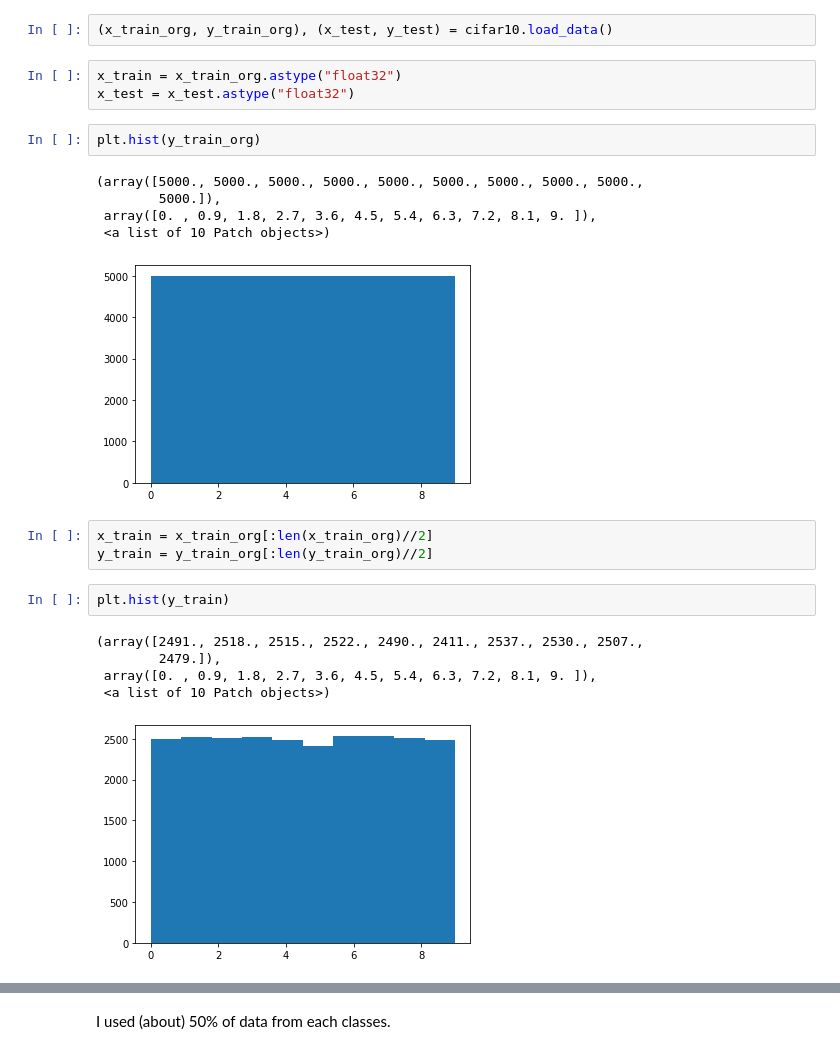
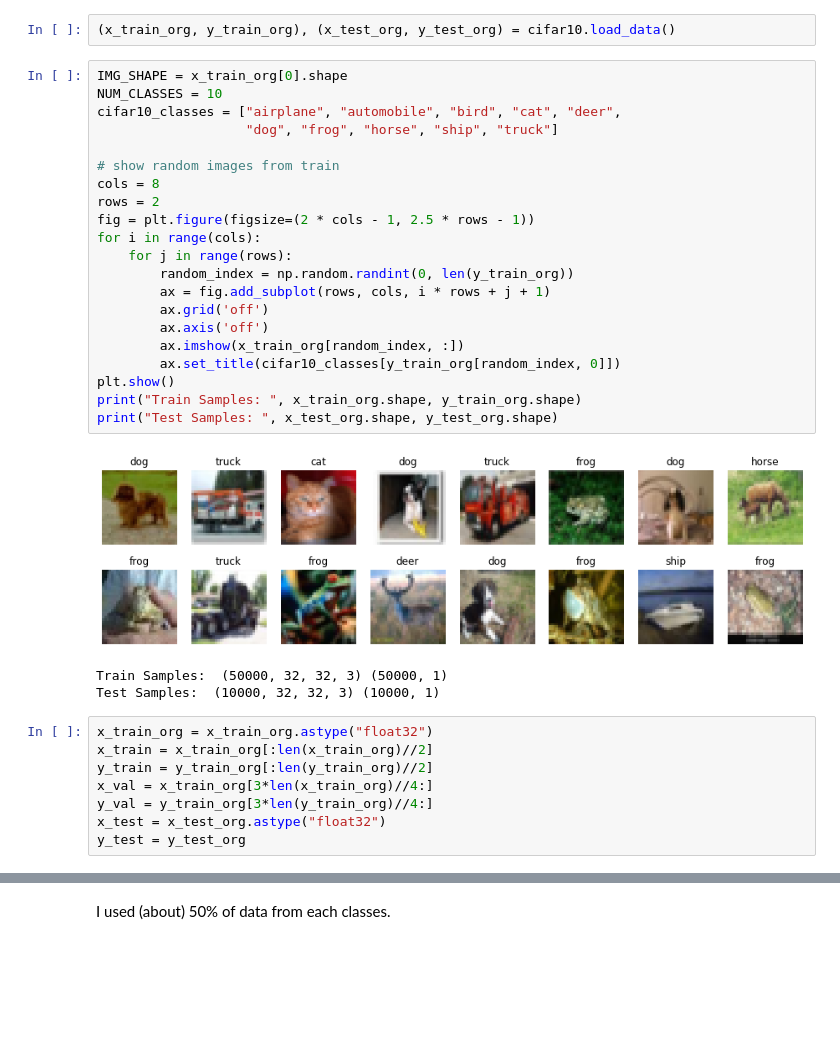
Before and after one commit to KeitaW/Ridge-i_Assignment, a Jupyter notebook: notebooks/1.0-kw-draft.ipynb, the cells around one changed output, grey strips where cells are left out. Cells and saved outputs as stored; diff of their text form; blank space fills up the shorter version.

```diff
--- a/notebooks/1.0-kw-draft.ipynb
+++ b/notebooks/1.0-kw-draft.ipynb
@@ -8,24 +14,35 @@ from tensorflow.keras.datasets import cifar10
 # %%
-(x_train_org, y_train_org), (x_test, y_test) = cifar10.load_data()
+(x_train_org, y_train_org), (x_test_org, y_test_org) = cifar10.load_data()
-# %%
-x_train = x_train_org.astype("float32")
-x_test = x_test.astype("float32")
-# %%
-plt.hist(y_train_org)
-# %% [output]
-(array([5000., 5000., 5000., 5000., 5000., 5000., 5000., 5000., 5000.,
-        5000.]),
- array([0. , 0.9, 1.8, 2.7, 3.6, 4.5, 5.4, 6.3, 7.2, 8.1, 9. ]),
- <a list of 10 Patch objects>)
-[figure, removed]
-# %%
-x_train = x_train_org[:len(x_train_org)//2]
-y_train = y_train_org[:len(y_train_org)//2]
-# %%
-plt.hist(y_train)
-# %% [output]
-(array([2491., 2518., 2515., 2522., 2490., 2411., 2537., 2530., 2507.,
-        2479.]),
- array([0. , 0.9, 1.8, 2.7, 3.6, 4.5, 5.4, 6.3, 7.2, 8.1, 9. ]),
- <a list of 10 Patch objects>)
-[figure, removed]
+# %%
+IMG_SHAPE = x_train_org[0].shape
+NUM_CLASSES = 10
+cifar10_classes = ["airplane", "automobile", "bird", "cat", "deer",
+                   "dog", "frog", "horse", "ship", "truck"]
+
+# show random images from train
+cols = 8
+rows = 2
+fig = plt.figure(figsize=(2 * cols - 1, 2.5 * rows - 1))
+for i in range(cols):
+    for j in range(rows):
+        random_index = np.random.randint(0, len(y_train_org))
+        ax = fig.add_subplot(rows, cols, i * rows + j + 1)
+        ax.grid('off')
+        ax.axis('off')
+        ax.imshow(x_train_org[random_index, :])
+        ax.set_title(cifar10_classes[y_train_org[random_index, 0]])
+plt.show()
+print("Train Samples: ", x_train_org.shape, y_train_org.shape)
+print("Test Samples: ", x_test_org.shape, y_test_org.shape)
+# %% [output]
+[figure, added]
+Train Samples:  (50000, 32, 32, 3) (50000, 1)
+Test Samples:  (10000, 32, 32, 3) (10000, 1)
+# %%
+x_train_org = x_train_org.astype("float32")
+x_train = x_train_org[:len(x_train_org)//2]
+y_train = y_train_org[:len(y_train_org)//2]
+x_val = x_train_org[3*len(x_train_org)//4:]
+y_val = y_train_org[3*len(y_train_org)//4:]
+x_test = x_test_org.astype("float32")
+y_test = y_test_org
```
Also changed, not shown: parts of 28 cells of this notebook, 6 other files.
